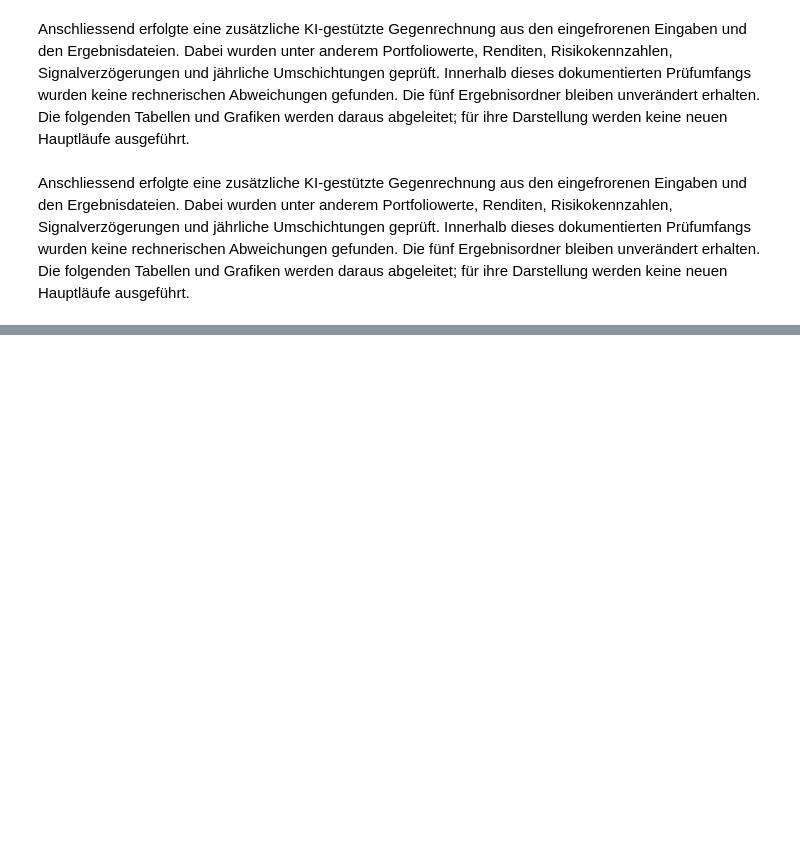
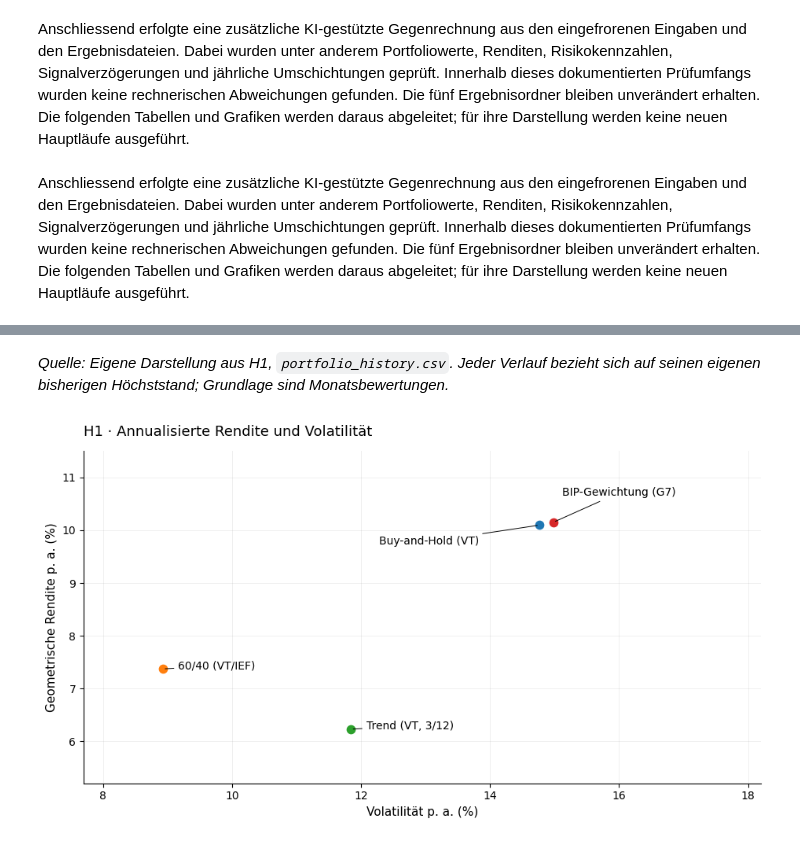
Before and after one commit to riccardo-ambuehl-kbw/Maturarbeit_Riccardo_Ambuehl_2027, a Jupyter notebook: notebooks/Analyse.ipynb, the cells around one changed output, grey strips where cells are left out. Cells and saved outputs as stored; diff of their text form; code cells hidden in the pictures; blank space fills up the shorter version.

```diff
--- a/notebooks/Analyse.ipynb
+++ b/notebooks/Analyse.ipynb
@@ -855,0 +1105,9 @@ Anschliessend erfolgte eine zusätzliche KI-gestützte Gegenrechnung aus den ein
+# %% [markdown]
+<i>Quelle: Eigene Darstellung aus H1, <code>portfolio_history.csv</code>. Jeder Verlauf bezieht sich auf seinen eigenen bisherigen Höchststand; Grundlage sind Monatsbewertungen.</i>
+# %%
+#| label: fig-h1-rendite-risiko
+#| fig-cap: "Rendite und Volatilität im Hauptlauf"
+# Quelle der Daten: jeweiliger eingefrorener Run, siehe Text direkt unter der Grafik.
+plot_risk_return()
+# %% [output]
+[figure, added]
```
Also changed, not shown: parts of 45 cells of this notebook, 32 other files.
